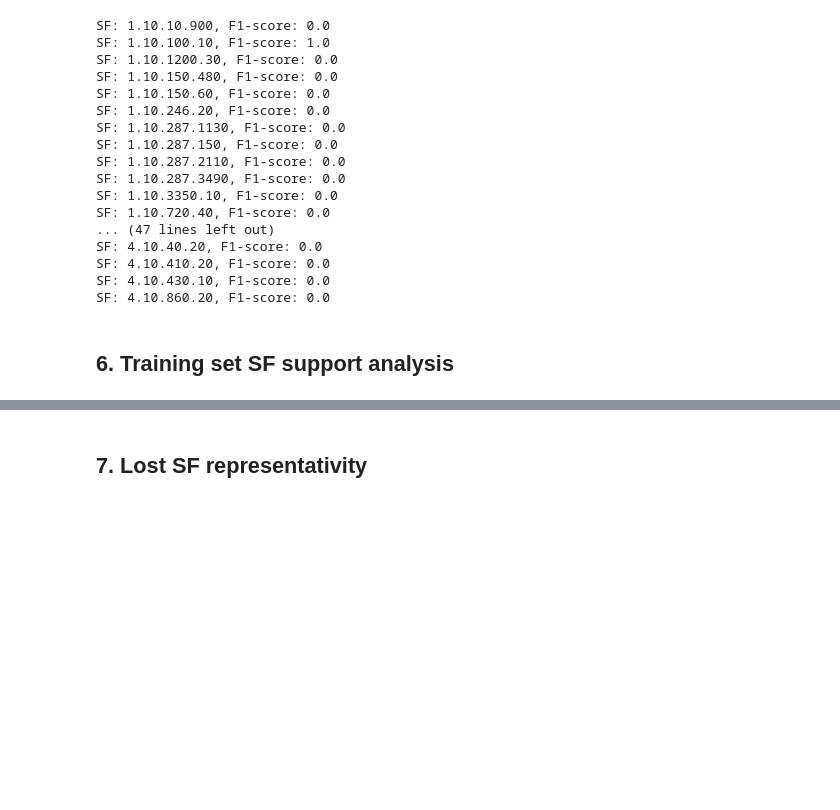
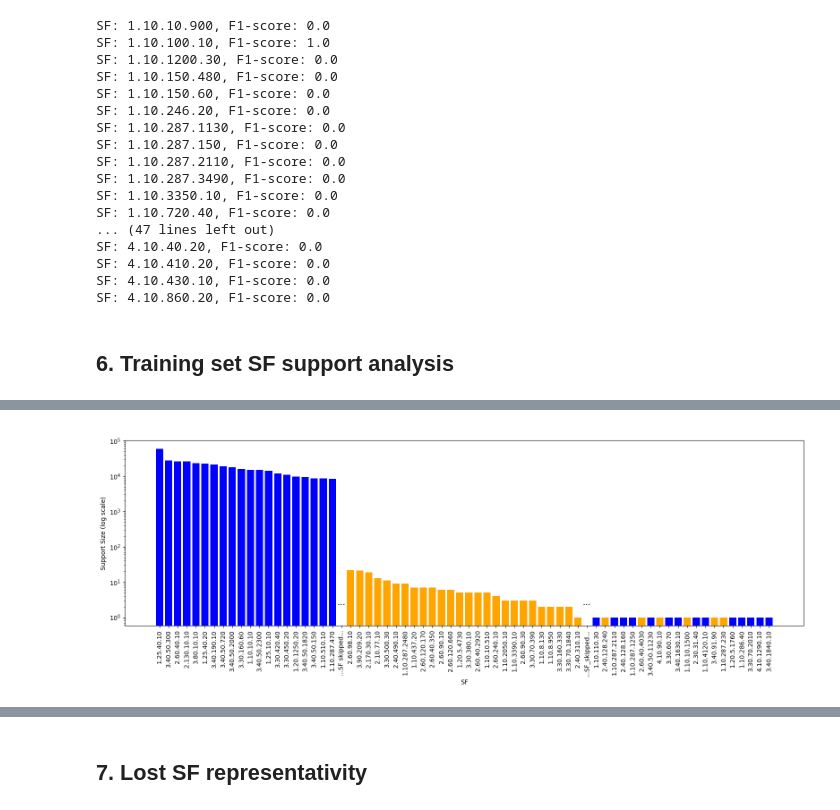
Before and after one commit to Mouret-Orfeu/CATHe2, a Jupyter notebook: data_analysis/Data_analysis.ipynb, the cells around one changed output, grey strips where cells are left out. Saved outputs shown, nothing was run; the diff lists cells and outputs as text; code cells hidden in the pictures; blank space fills up the shorter version.

Commit message:
feat: new graphs and 1 more test

```diff
--- a/data_analysis/Data_analysis.ipynb
+++ b/data_analysis/Data_analysis.ipynb
@@ -1532,3 +1532,82 @@ SF: 4.10.430.10, F1-score: 0.0
 SF: 4.10.860.20, F1-score: 0.0
 # %% [markdown]
 ## 6. Training set SF support analysis
+# %%
+import pandas as pd
+import os
+import matplotlib.pyplot as plt
+import numpy as np
+
+# Set working directory
+os.chdir('/home/orfeu/Documents/documents/important/travail/stage/stage/stage_2023_2024/Recherche_scientifique_Londre/Auto_Prot_function_detection_and_classification/work/code/CATHe')
+
+# Load training data
+train_df = pd.read_csv('./data/Dataset/csv/Train.csv')
+support_counts = train_df['SF'].value_counts()
+print("sum support", sum(support_counts))
+
+# Identify removed SFs
+train_ids_df = pd.read_csv('./data/Dataset/csv/Train_ids_for_3Di_usage_pLDDT_threshold_24.csv')
+train_ids = set(train_ids_df['Domain_id'])
+train_csv_ids = set(train_df['Unnamed: 0'])
+missing_ids = train_csv_ids - train_ids
+train_remaining_rows = train_df[~train_df['Unnamed: 0'].isin(missing_ids)]
+train_remaining_SF = set(train_remaining_rows['SF'].unique())
+all_train_SF = set(train_df['SF'].unique())
+removed_SF = all_train_SF - train_remaining_SF
+
+# Get top 20, bottom 20, and removed SFs
+top_20 = support_counts.head(20)
+bottom_20 = support_counts.tail(20)
+removed_sf_supports = support_counts[support_counts.index.isin(removed_SF)]
+
+# Create ordered set of SFs to plot: top 20 + '...removed...' + removed + '...bottom...' + bottom 20
+sf_order = list(top_20.index)
+sf_order.append('...SF skipped...')  # first gap
+
+# Add removed SFs (excluding those already included)
+removed_only = [sf for sf in removed_sf_supports.index if sf not in top_20.index and sf not in bottom_20.index]
+sf_order.extend(removed_only)
+
+sf_order.append('...SF_skipped...')  # second gap
+
+# Ensure no duplicates and keep the real bottom 20
+bottom_20_remaining = [sf for sf in bottom_20.index if sf not in sf_order]
+sf_order.extend(bottom_20_remaining)
+
+# Construct plotting values
+sf_values = []
+colors = []
+
+for sf in sf_order:
+    if '...' in sf:  # handles both gap labels
+        sf_values.append(1)
+        colors.append('white')
+    else:
+        sf_values.append(support_counts[sf])
+        colors.append('orange' if sf in removed_SF else 'blue')
+
+# Labels
+sf_labels = sf_order
+
+# Plot
+plt.figure(figsize=(16, 6))
+bars = plt.bar(sf_labels, sf_values, color=colors)
+
+for i, sf in enumerate(sf_labels):
+    if '...' in sf:
+        plt.text(i, 2, '...', ha='center', va='bottom', fontsize=14, color='black')
+
+plt.yscale('log')
+plt.xlabel('SF')
+plt.ylabel('Support Size (log scale)')
+plt.title(' ')
+plt.xticks(rotation=90)
+plt.tight_layout()
+#plt.show()
+# Save the plot
+plt.savefig(
+    os.path.expanduser('~/Documents/documents/important/travail/stage/stage/stage_2023_2024/Recherche_scientifique_Londre/Auto_Prot_function_detection_and_classification/work/paper_related_stuff/paper_picture_ressources/sf_support_plot.png'),
+    dpi=300
+)
+# %% [output]
@@ -1535,3 +1615,4 @@ SF: 4.10.860.20, F1-score: 0.0
+[figure, added]
 # %%
 import pandas as pd
 import os
```
Also changed, not shown: parts of 7 cells of this notebook, 14 other files.
